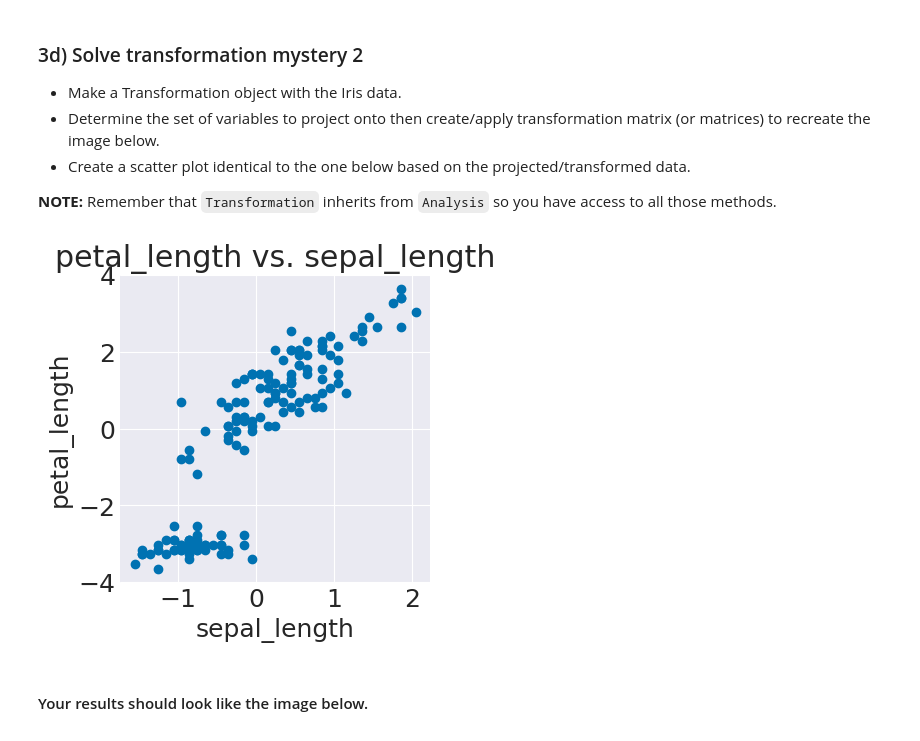
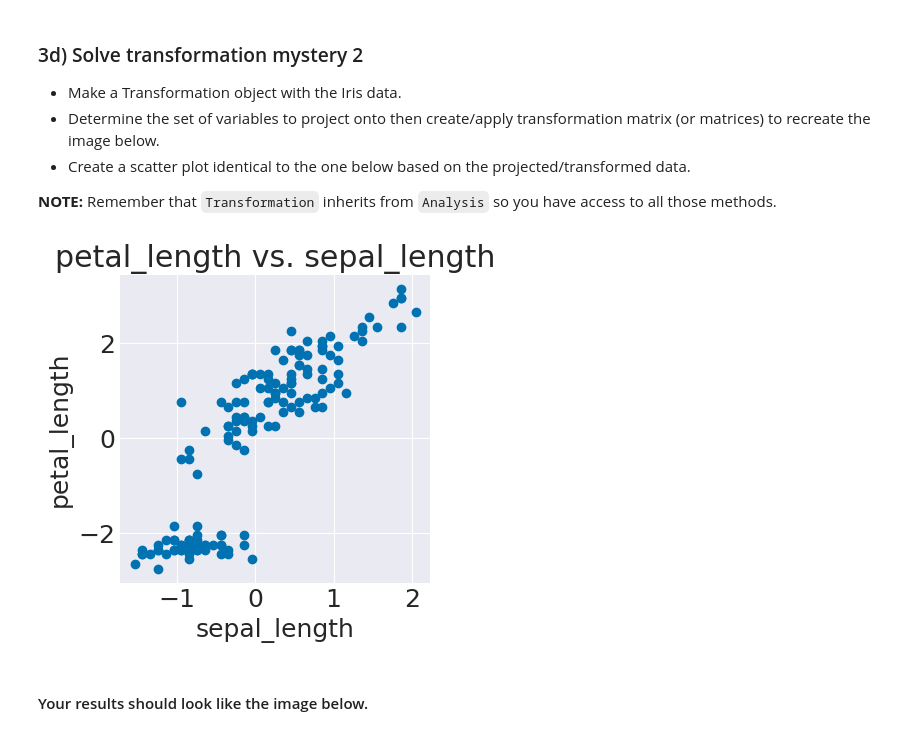
Before and after one commit to thecodingaviator/cs251, a Jupyter notebook: project2/transformations.ipynb, the cells around one changed output. Saved outputs shown, nothing was run; the diff lists cells and outputs as text; code cells hidden in the pictures.

```diff
--- a/project2/transformations.ipynb
+++ b/project2/transformations.ipynb
@@ -295,15 +295,17 @@ print(transformation_obj.data.head())
 # %%
 data_obj = data.Data(filepath='data/iris.csv')
 transformation_obj = transformation.Transformation(data_obj)
 
 transformation_obj.project(['sepal_length', 'petal_length'])
 
-transformation_obj.translate([-5.85, -3.95])
-transformation_obj.scale([1, 6/4.85])
+# Get means
+means = transformation_obj.mean(['sepal_length', 'petal_length'])
+
+transformation_obj.translate(-means)
 
 transformation_obj.scatter('sepal_length', 'petal_length', 'petal_length vs. sepal_length');
 # %% [output]
-[figure, old version]
+[figure, new version]
 # %% [markdown]
 #### Your results should look like the image below.
 
```
Also changed, not shown: parts of 8 cells of this notebook.
